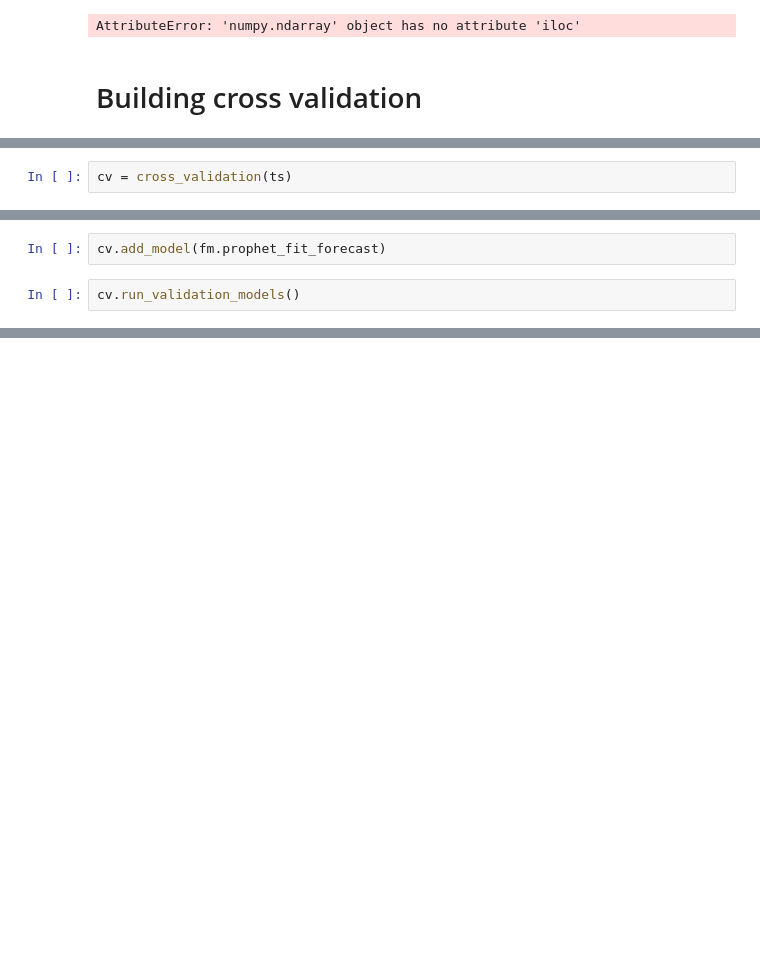
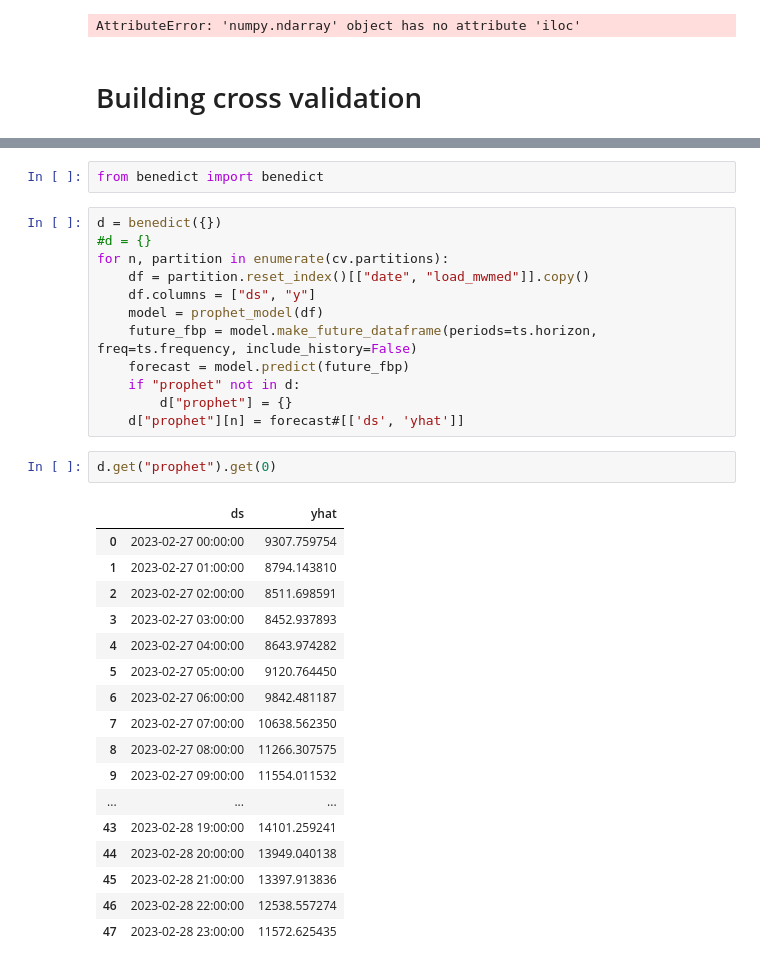
Before and after one commit to matheus-vizzotto/load_forecasting, a Jupyter notebook: src/model_tests.ipynb, the cells around one changed output, grey strips where cells are left out. Cells and saved outputs as stored; diff of their text form; blank space fills up the shorter version.

Commit message:
cross validation

```diff
--- a/src/model_tests.ipynb
+++ b/src/model_tests.ipynb
@@ -631,2 +605,0 @@ result
-# %%
-cv = cross_validation(ts)
@@ -635,4 +605,0 @@ cv.slider(use_x_days="361 days")
-# %%
-cv.add_model(fm.prophet_fit_forecast)
-# %%
-cv.run_validation_models()
@@ -656,0 +626,34 @@ Name: load_mwmed, Length: 8664, dtype: float64
+# %%
+from benedict import benedict
+# %%
+d = benedict({})
+#d = {}
+for n, partition in enumerate(cv.partitions):
+    df = partition.reset_index()[["date", "load_mwmed"]].copy()
+    df.columns = ["ds", "y"]
+    model = prophet_model(df)
+    future_fbp = model.make_future_dataframe(periods=ts.horizon, freq=ts.frequency, include_history=False)
+    forecast = model.predict(future_fbp)
+    if "prophet" not in d:
+        d["prophet"] = {}
+    d["prophet"][n] = forecast#[['ds', 'yhat']]
+# %%
+d.get("prophet").get(0)
+# %% [output]
+|  | ds | yhat |
+| 0 | 2023-02-27 00:00:00 | 9307.759754 |
+| 1 | 2023-02-27 01:00:00 | 8794.143810 |
+| 2 | 2023-02-27 02:00:00 | 8511.698591 |
+| 3 | 2023-02-27 03:00:00 | 8452.937893 |
+| 4 | 2023-02-27 04:00:00 | 8643.974282 |
+| 5 | 2023-02-27 05:00:00 | 9120.764450 |
+| 6 | 2023-02-27 06:00:00 | 9842.481187 |
+| 7 | 2023-02-27 07:00:00 | 10638.562350 |
+| 8 | 2023-02-27 08:00:00 | 11266.307575 |
+| 9 | 2023-02-27 09:00:00 | 11554.011532 |
+| ... | ... | ... |
+| 43 | 2023-02-28 19:00:00 | 14101.259241 |
+| 44 | 2023-02-28 20:00:00 | 13949.040138 |
+| 45 | 2023-02-28 21:00:00 | 13397.913836 |
+| 46 | 2023-02-28 22:00:00 | 12538.557274 |
+| 47 | 2023-02-28 23:00:00 | 11572.625435 |
```
Also changed, not shown: parts of 12 cells of this notebook, 6 other files.
